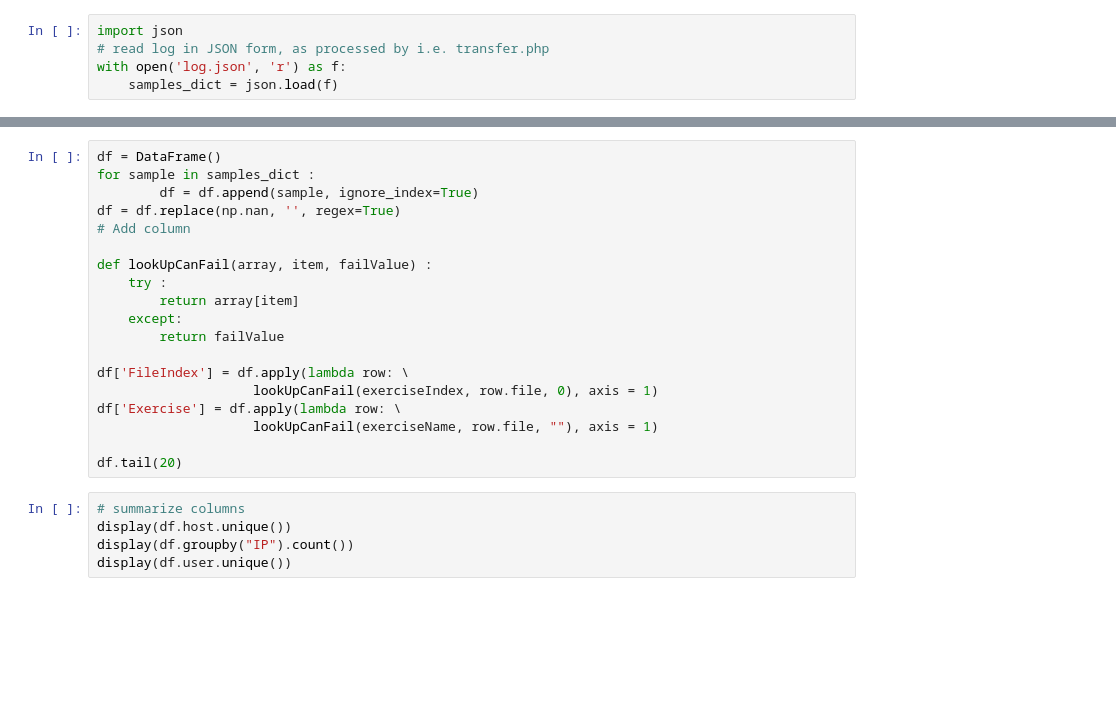
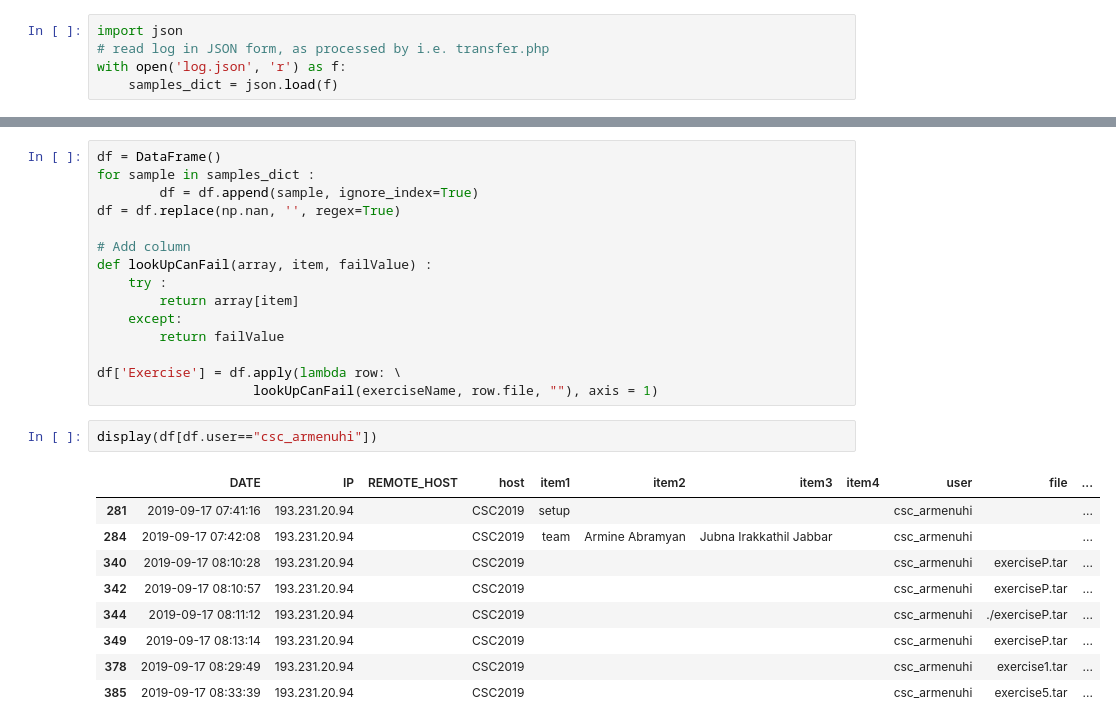
Before and after one commit to bobjacobsen/csc-exercises, a Jupyter notebook: Auxiliary/logging/CSC exercises summary.ipynb, the cells around one changed output, grey strips where cells are left out. Saved outputs shown, nothing was run; the diff lists cells and outputs as text; blank space fills up the shorter version.

```diff
--- a/Auxiliary/logging/CSC exercises summary.ipynb
+++ b/Auxiliary/logging/CSC exercises summary.ipynb
@@ -75,22 +62,25 @@ df = DataFrame()
 for sample in samples_dict :
         df = df.append(sample, ignore_index=True)
 df = df.replace(np.nan, '', regex=True)
+
 # Add column
-
 def lookUpCanFail(array, item, failValue) :
     try :
         return array[item]
     except:
         return failValue
 
-df['FileIndex'] = df.apply(lambda row: \
-                    lookUpCanFail(exerciseIndex, row.file, 0), axis = 1)
 df['Exercise'] = df.apply(lambda row: \
                     lookUpCanFail(exerciseName, row.file, ""), axis = 1)
-
-df.tail(20)
-# %%
-# summarize columns
-display(df.host.unique())
-display(df.groupby("IP").count())
-display(df.user.unique())
+# %%
+display(df[df.user=="csc_armenuhi"])
+# %% [output]
+|  | DATE | IP | REMOTE_HOST | host | item1 | item2 | item3 | item4 | user | file | ... |
+| 281 | 2019-09-17 07:41:16 | 193.231.20.94 |  | CSC2019 | setup |  |  |  | csc_armenuhi |  | ... |
+| 284 | 2019-09-17 07:42:08 | 193.231.20.94 |  | CSC2019 | team | Armine Abramyan | Jubna Irakkathil Jabbar |  | csc_armenuhi |  | ... |
+| 340 | 2019-09-17 08:10:28 | 193.231.20.94 |  | CSC2019 |  |  |  |  | csc_armenuhi | exerciseP.tar | ... |
+| 342 | 2019-09-17 08:10:57 | 193.231.20.94 |  | CSC2019 |  |  |  |  | csc_armenuhi | exerciseP.tar | ... |
+| 344 | 2019-09-17 08:11:12 | 193.231.20.94 |  | CSC2019 |  |  |  |  | csc_armenuhi | ./exerciseP.tar | ... |
+| 349 | 2019-09-17 08:13:14 | 193.231.20.94 |  | CSC2019 |  |  |  |  | csc_armenuhi | exerciseP.tar | ... |
+| 378 | 2019-09-17 08:29:49 | 193.231.20.94 |  | CSC2019 |  |  |  |  | csc_armenuhi | exercise1.tar | ... |
+| 385 | 2019-09-17 08:33:39 | 193.231.20.94 |  | CSC2019 |  |  |  |  | csc_armenuhi | exercise5.tar | ... |
```
Also changed, not shown: parts of 11 cells of this notebook.
